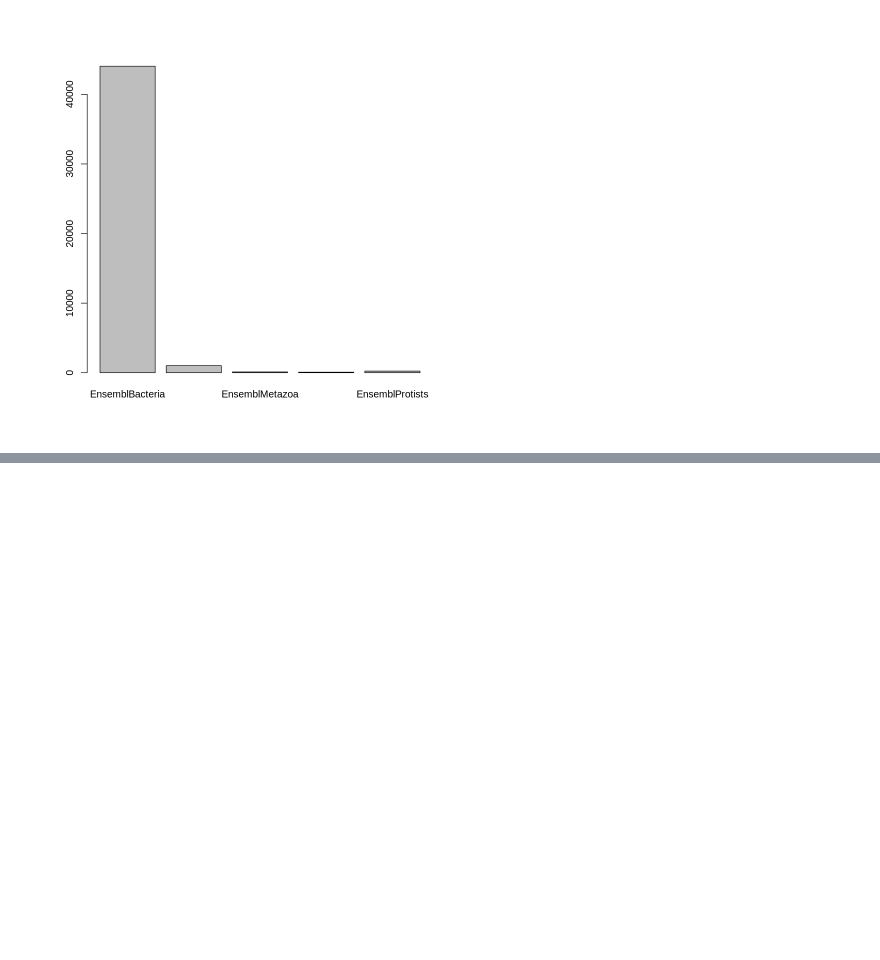
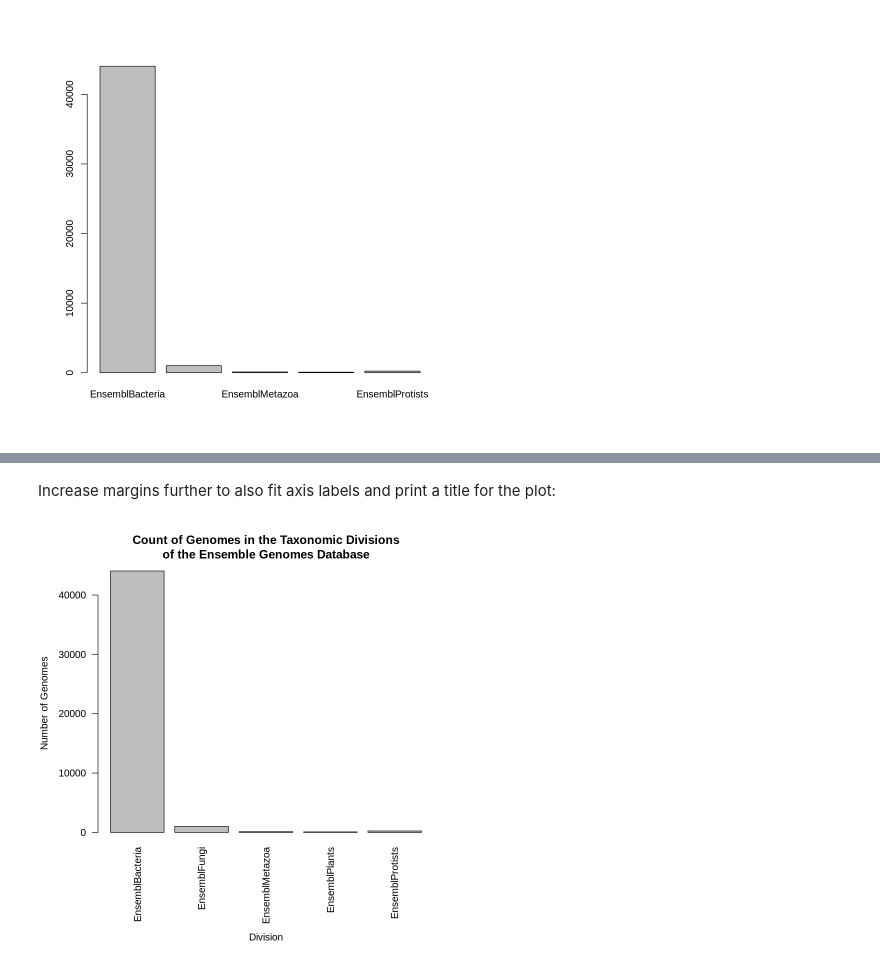
Before and after one commit to FlorianBoecker/teaching, a Jupyter notebook: AppliedBioinformatics/Notebooks/EnsemblGenomesDivisionsBarplot_complete.ipynb, the cells around one changed output, grey strips where cells are left out. Saved outputs shown, nothing was run; the diff lists cells and outputs as text; code cells hidden in the pictures; blank space fills up the shorter version.

```diff
--- a/AppliedBioinformatics/Notebooks/EnsemblGenomesDivisionsBarplot_complete.ipynb
+++ b/AppliedBioinformatics/Notebooks/EnsemblGenomesDivisionsBarplot_complete.ipynb
@@ -69,0 +28,10 @@ barplot(height=counts$count, names.arg=counts$division)
+# %% [markdown]
+Increase margins further to also fit axis labels and print a title for the plot:
+# %%
+par(mar=c(9, 5, 4, 2))
+barplot(height=counts$count, names.arg=counts$division, las=2,
+main="Count of Genomes in the Taxonomic Divisions\nof the Ensemble Genomes Database")
+title(xlab="Division", line=8)
+title(ylab="Number of Genomes", line=4)
+# %% [output]
+[figure, added]
```
Also changed, not shown: parts of 7 cells of this notebook.
